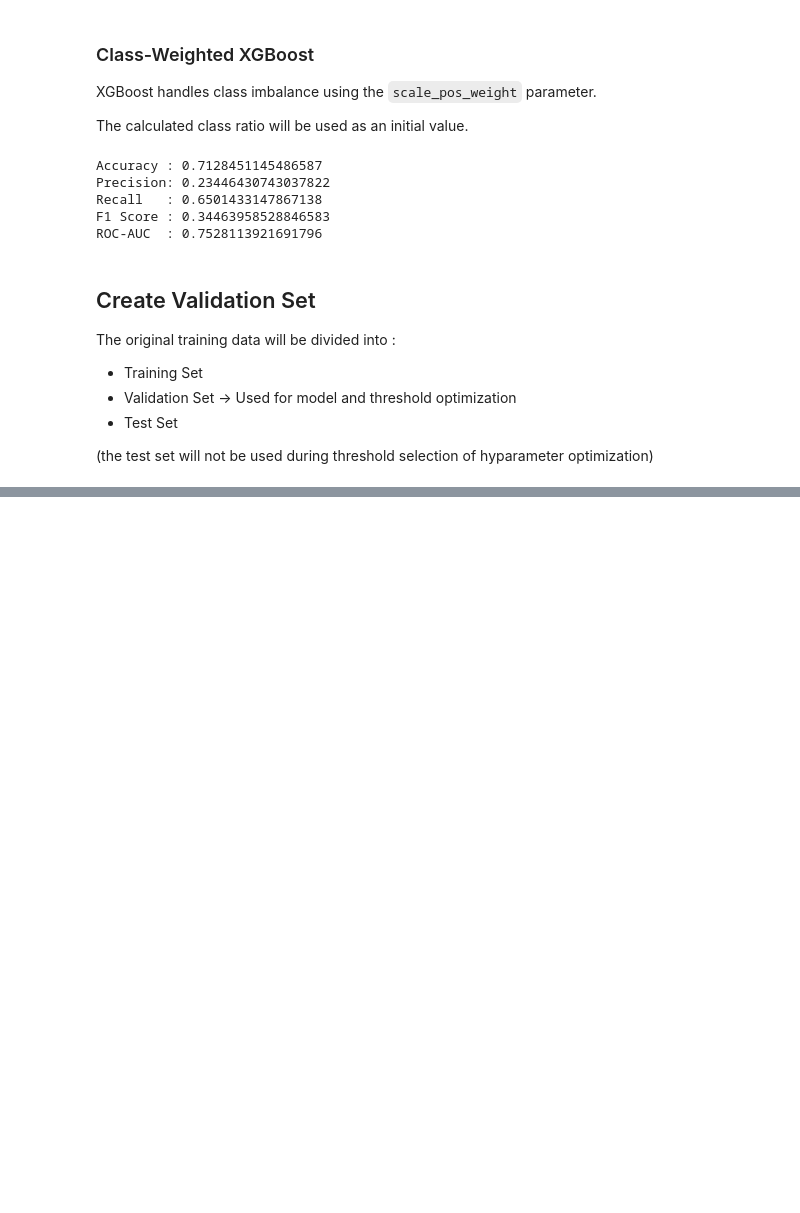
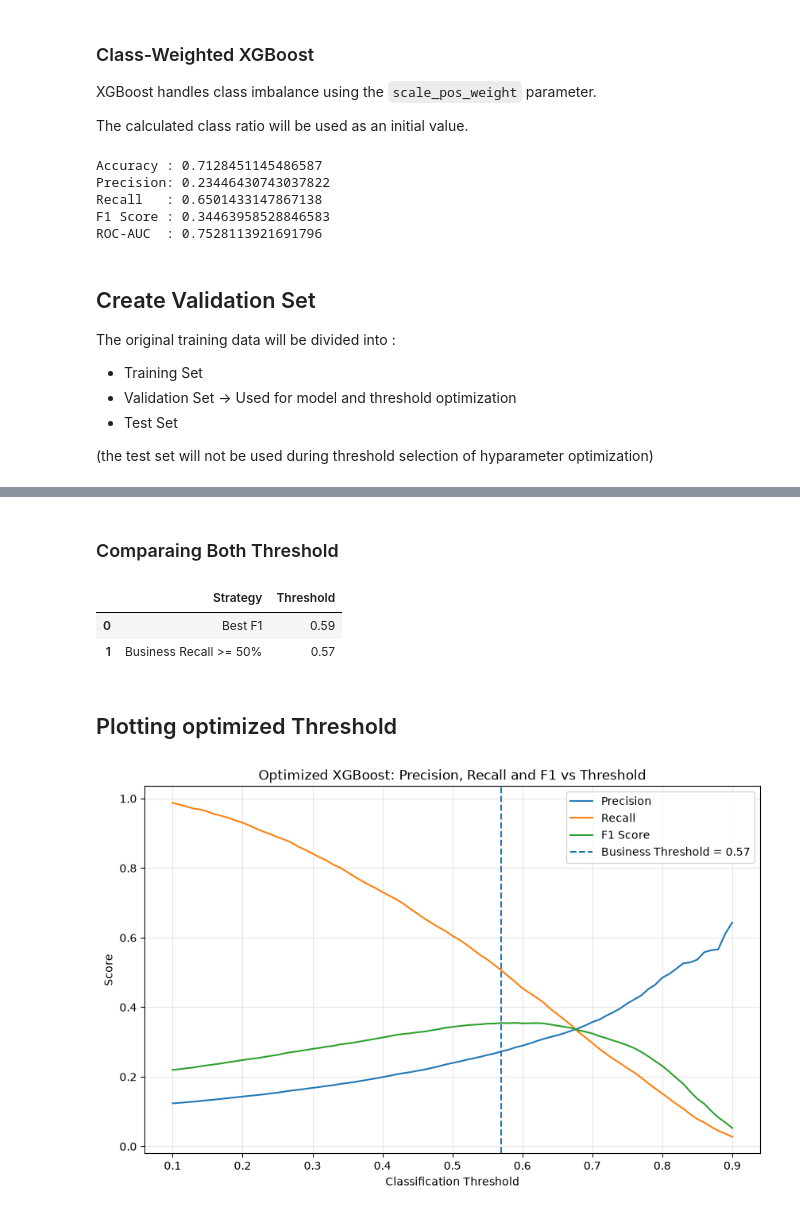
Before and after one commit to ashiishhh9/Credit-Risk-Assessment-System, a Jupyter notebook: notebooks/04_Model_Optimization.ipynb, the cells around one changed output, grey strips where cells are left out. Saved outputs shown, nothing was run; the diff lists cells and outputs as text; code cells hidden in the pictures; blank space fills up the shorter version.

```diff
--- a/notebooks/04_Model_Optimization.ipynb
+++ b/notebooks/04_Model_Optimization.ipynb
@@ -352,0 +417,9 @@ The original training data will be divided into :
+# %%
+validation_probabilities = (
+    weighted_xgb_validation
+    .predict_proba(X_validation)[:, 1]
+)
+
+print("Minimum Probability :", validation_probabilities.min())
+print("Maximum Probability :", validation_probabilities.max())
+print("Mean Probability    :", validation_probabilities.mean())
@@ -352,0 +758,10 @@ The original training data will be divided into :
+# %%
+# Retrieve the best model from RandomizedSearchCV
+
+optimized_xgb = xgb_random_search.best_estimator_
+
+print("Optimized XGBoost trained successfully.")
+
+print("\nBest Parameters:")
+for parameter, value in xgb_random_search.best_params_.items():
+    print(f"{parameter}: {value}")
@@ -352,0 +989,60 @@ The original training data will be divided into :
+# %% [markdown]
+### Comparaing Both Threshold
+# %%
+threshold_comparison = pd.DataFrame({
+    "Strategy": [
+        "Best F1",
+        "Business Recall >= 50%"
+    ],
+    "Threshold": [
+        best_optimized_threshold,
+        optimized_business_threshold
+    ]
+})
+
+threshold_comparison
+# %% [output]
+|  | Strategy | Threshold |
+| 0 | Best F1 | 0.59 |
+| 1 | Business Recall >= 50% | 0.57 |
+# %% [markdown]
+## Plotting optimized Threshold
+# %%
+plt.figure(figsize=(10, 6))
+
+plt.plot(
+    optimized_threshold_results["Threshold"],
+    optimized_threshold_results["Precision"],
+    label="Precision"
+)
+
+plt.plot(
+    optimized_threshold_results["Threshold"],
+    optimized_threshold_results["Recall"],
+    label="Recall"
+)
+
+plt.plot(
+    optimized_threshold_results["Threshold"],
+    optimized_threshold_results["F1 Score"],
+    label="F1 Score"
+)
+
+plt.axvline(
+    optimized_business_threshold,
+    linestyle="--",
+    label=f"Business Threshold = {optimized_business_threshold:.2f}"
+)
+
+plt.xlabel("Classification Threshold")
+plt.ylabel("Score")
+plt.title(
+    "Optimized XGBoost: Precision, Recall and F1 vs Threshold"
+)
+
+plt.legend()
+plt.grid(alpha=0.3)
+
+plt.show()
+# %% [output]
+[figure, added]
```
Also changed, not shown: parts of 43 cells of this notebook, 2 other files.
